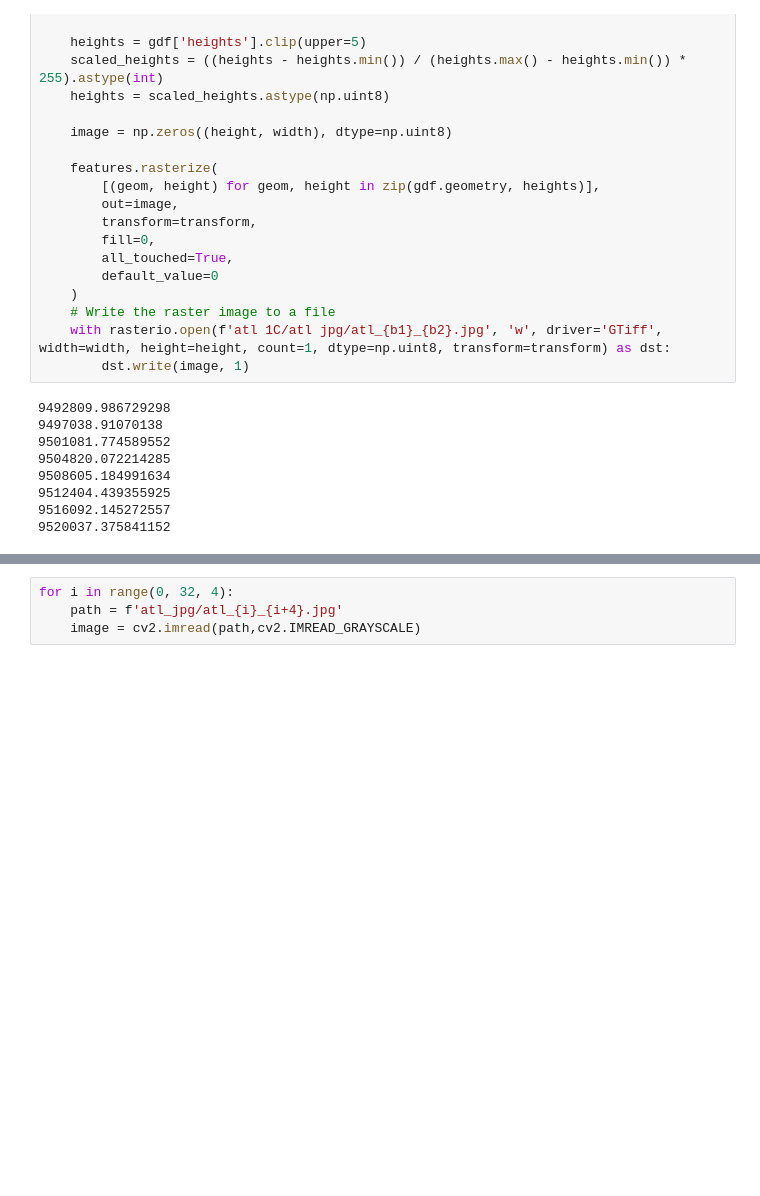
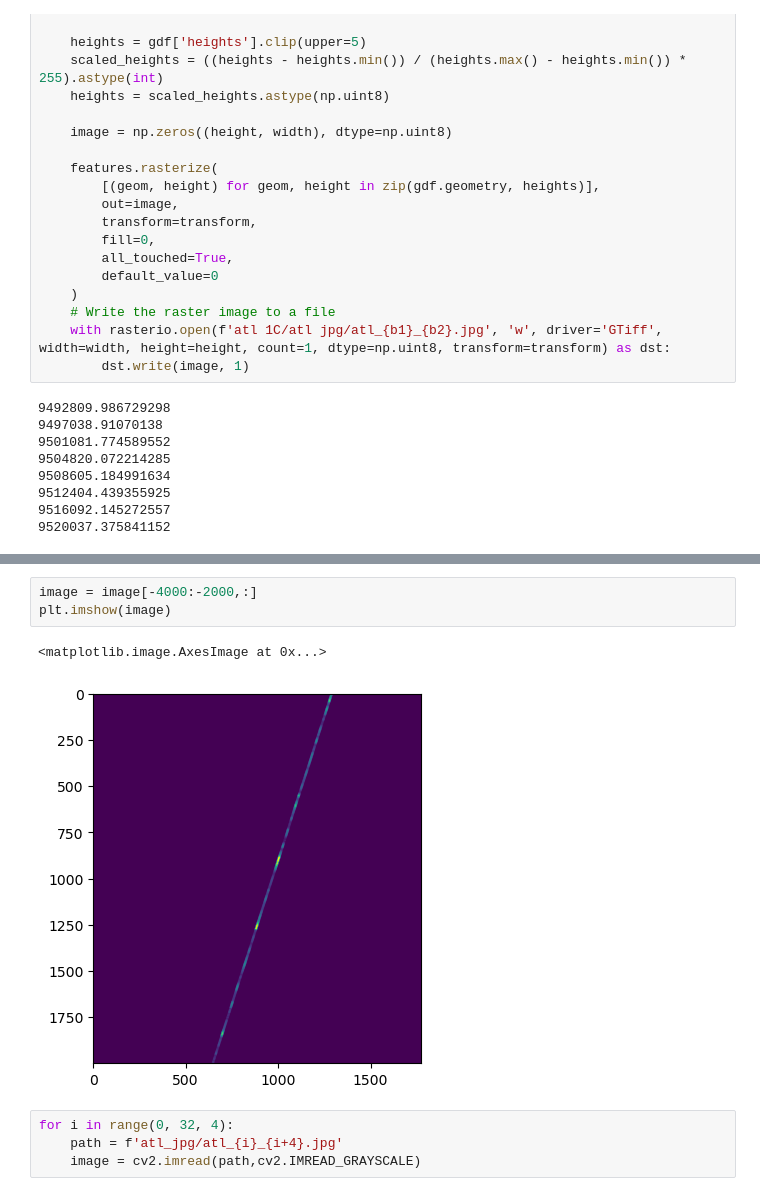
Before and after one commit to rkique/icesat2-align, a Jupyter notebook: make_image/ATL_image.ipynb, the cells around one changed output, grey strips where cells are left out. Drawn from its saved outputs; the diff is of its cells as text; blank space fills up the shorter version.

```diff
--- a/make_image/ATL_image.ipynb
+++ b/make_image/ATL_image.ipynb
@@ -233,3 +240,9 @@ for i in range(0, 8):
+# %%
+image = image[-4000:-2000,:]
+plt.imshow(image)
+# %% [output]
+<matplotlib.image.AxesImage at 0x...>
+[figure, added]
 # %%
 for i in range(0, 32, 4):
     path = f'atl_jpg/atl_{i}_{i+4}.jpg'
```
Also changed, not shown: parts of 4 cells of this notebook, 36 other files.
